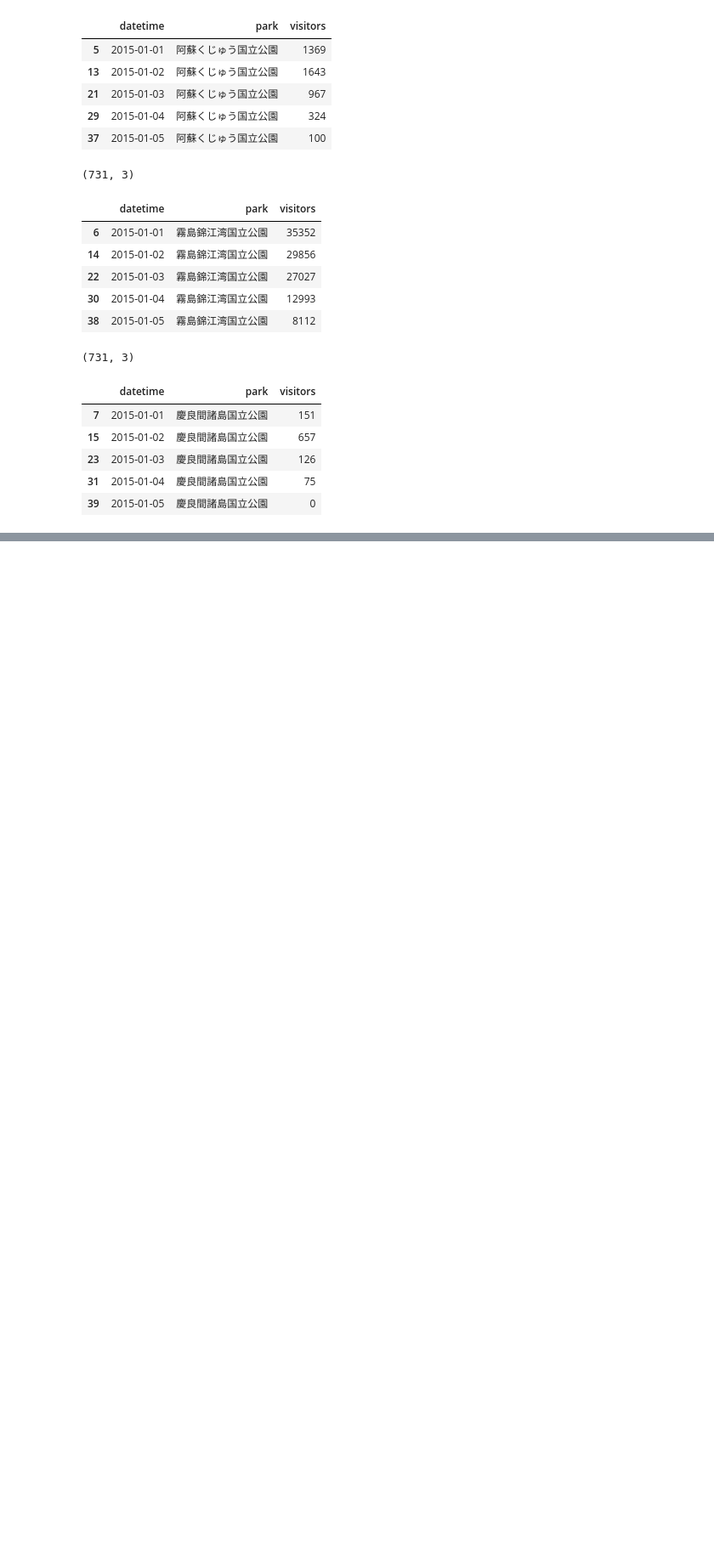
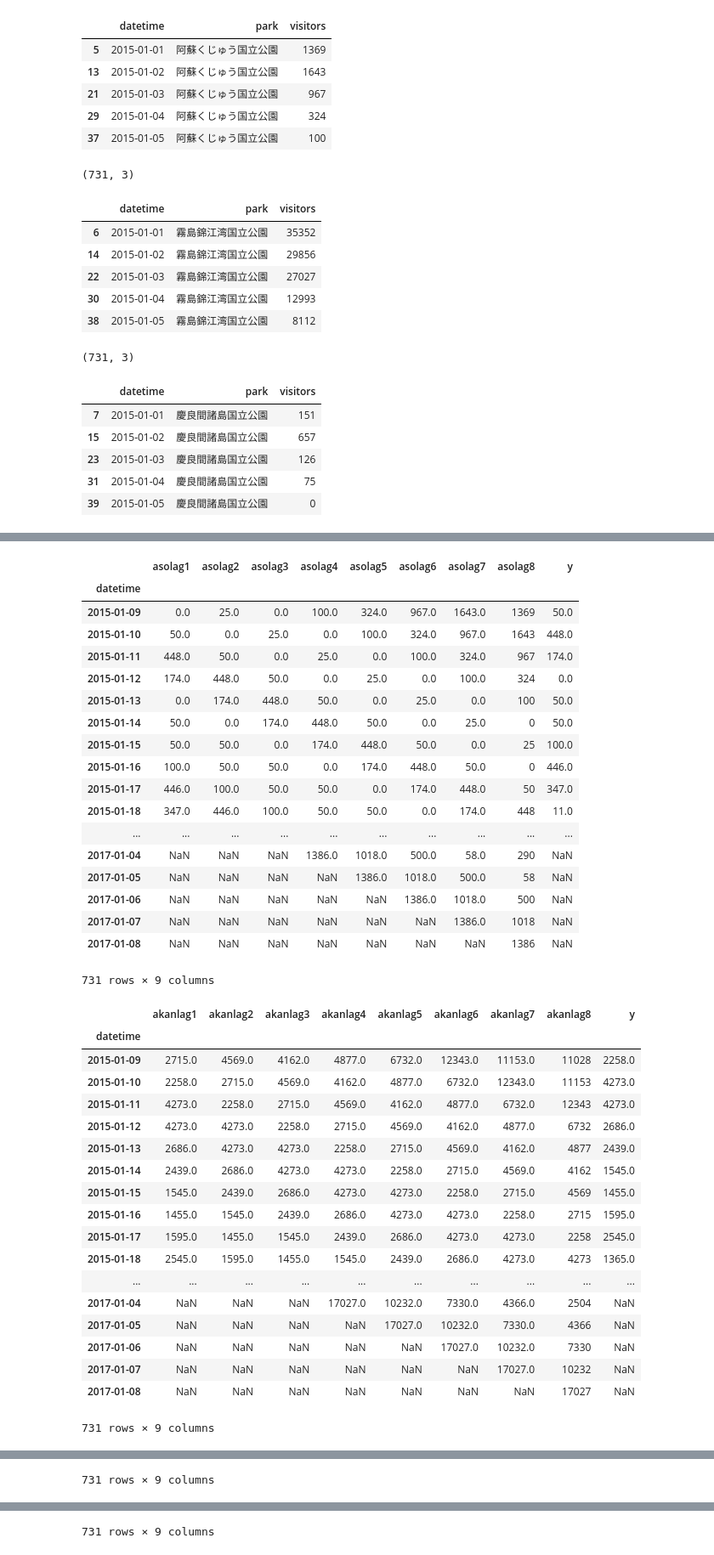
Before and after one commit to watanta/tourism, a Jupyter notebook: code/preprocess.ipynb, the cells around one changed output, grey strips where cells are left out. Shown: that part at 85% size. Saved outputs shown, nothing was run; the diff lists cells and outputs as text; code cells hidden in the pictures; blank space fills up the shorter version.

```diff
--- a/code/preprocess.ipynb
+++ b/code/preprocess.ipynb
@@ -252,0 +269,55 @@ feature
+# %%
+lag = 8
+targets = ["aso","akan","isesima","ooyama","kirisima","kerama","towada","nikko"]
+
+for target in targets:
+    data = pd.DataFrame()
+    data[target] = pd.read_csv("../data/"+target+".csv")["visitors"]
+    data.index = pd.to_datetime(pd.read_csv("../data/"+target+".csv")["datetime"])
+
+    feature = pd.DataFrame()
+    for l in list(range(1,lag+1)):
+        feature.loc[:,target + "lag"+str(l)] = data[target].shift(-(lag-l))
+    feature.loc[:,"y"] = data[target].shift(-lag)
+    feature.index = feature.index + offsets.Day(lag)
+    display(feature)
+    feature.to_csv("../data/"+target+"l"+str(lag)+".csv")
+# %% [output]
+|  | asolag1 | asolag2 | asolag3 | asolag4 | asolag5 | asolag6 | asolag7 | asolag8 | y |
+| datetime |  |  |  |  |  |  |  |  |  |
+| 2015-01-09 | 0.0 | 25.0 | 0.0 | 100.0 | 324.0 | 967.0 | 1643.0 | 1369 | 50.0 |
+| 2015-01-10 | 50.0 | 0.0 | 25.0 | 0.0 | 100.0 | 324.0 | 967.0 | 1643 | 448.0 |
+| 2015-01-11 | 448.0 | 50.0 | 0.0 | 25.0 | 0.0 | 100.0 | 324.0 | 967 | 174.0 |
+| 2015-01-12 | 174.0 | 448.0 | 50.0 | 0.0 | 25.0 | 0.0 | 100.0 | 324 | 0.0 |
+| 2015-01-13 | 0.0 | 174.0 | 448.0 | 50.0 | 0.0 | 25.0 | 0.0 | 100 | 50.0 |
+| 2015-01-14 | 50.0 | 0.0 | 174.0 | 448.0 | 50.0 | 0.0 | 25.0 | 0 | 50.0 |
+| 2015-01-15 | 50.0 | 50.0 | 0.0 | 174.0 | 448.0 | 50.0 | 0.0 | 25 | 100.0 |
+| 2015-01-16 | 100.0 | 50.0 | 50.0 | 0.0 | 174.0 | 448.0 | 50.0 | 0 | 446.0 |
+| 2015-01-17 | 446.0 | 100.0 | 50.0 | 50.0 | 0.0 | 174.0 | 448.0 | 50 | 347.0 |
+| 2015-01-18 | 347.0 | 446.0 | 100.0 | 50.0 | 50.0 | 0.0 | 174.0 | 448 | 11.0 |
+| ... | ... | ... | ... | ... | ... | ... | ... | ... | ... |
+| 2017-01-04 | NaN | NaN | NaN | 1386.0 | 1018.0 | 500.0 | 58.0 | 290 | NaN |
+| 2017-01-05 | NaN | NaN | NaN | NaN | 1386.0 | 1018.0 | 500.0 | 58 | NaN |
+| 2017-01-06 | NaN | NaN | NaN | NaN | NaN | 1386.0 | 1018.0 | 500 | NaN |
+| 2017-01-07 | NaN | NaN | NaN | NaN | NaN | NaN | 1386.0 | 1018 | NaN |
+| 2017-01-08 | NaN | NaN | NaN | NaN | NaN | NaN | NaN | 1386 | NaN |
+731 rows × 9 columns
+|  | akanlag1 | akanlag2 | akanlag3 | akanlag4 | akanlag5 | akanlag6 | akanlag7 | akanlag8 | y |
+| datetime |  |  |  |  |  |  |  |  |  |
+| 2015-01-09 | 2715.0 | 4569.0 | 4162.0 | 4877.0 | 6732.0 | 12343.0 | 11153.0 | 11028 | 2258.0 |
+| 2015-01-10 | 2258.0 | 2715.0 | 4569.0 | 4162.0 | 4877.0 | 6732.0 | 12343.0 | 11153 | 4273.0 |
+| 2015-01-11 | 4273.0 | 2258.0 | 2715.0 | 4569.0 | 4162.0 | 4877.0 | 6732.0 | 12343 | 4273.0 |
+| 2015-01-12 | 4273.0 | 4273.0 | 2258.0 | 2715.0 | 4569.0 | 4162.0 | 4877.0 | 6732 | 2686.0 |
+| 2015-01-13 | 2686.0 | 4273.0 | 4273.0 | 2258.0 | 2715.0 | 4569.0 | 4162.0 | 4877 | 2439.0 |
+| 2015-01-14 | 2439.0 | 2686.0 | 4273.0 | 4273.0 | 2258.0 | 2715.0 | 4569.0 | 4162 | 1545.0 |
+| 2015-01-15 | 1545.0 | 2439.0 | 2686.0 | 4273.0 | 4273.0 | 2258.0 | 2715.0 | 4569 | 1455.0 |
+| 2015-01-16 | 1455.0 | 1545.0 | 2439.0 | 2686.0 | 4273.0 | 4273.0 | 2258.0 | 2715 | 1595.0 |
+| 2015-01-17 | 1595.0 | 1455.0 | 1545.0 | 2439.0 | 2686.0 | 4273.0 | 4273.0 | 2258 | 2545.0 |
+| 2015-01-18 | 2545.0 | 1595.0 | 1455.0 | 1545.0 | 2439.0 | 2686.0 | 4273.0 | 4273 | 1365.0 |
+| ... | ... | ... | ... | ... | ... | ... | ... | ... | ... |
+| 2017-01-04 | NaN | NaN | NaN | 17027.0 | 10232.0 | 7330.0 | 4366.0 | 2504 | NaN |
+| 2017-01-05 | NaN | NaN | NaN | NaN | 17027.0 | 10232.0 | 7330.0 | 4366 | NaN |
+| 2017-01-06 | NaN | NaN | NaN | NaN | NaN | 17027.0 | 10232.0 | 7330 | NaN |
+| 2017-01-07 | NaN | NaN | NaN | NaN | NaN | NaN | 17027.0 | 10232 | NaN |
+| 2017-01-08 | NaN | NaN | NaN | NaN | NaN | NaN | NaN | 17027 | NaN |
+731 rows × 9 columns
@@ -252,0 +342 @@ feature
+731 rows × 9 columns
@@ -252,0 +361 @@ feature
+731 rows × 9 columns
```
Also changed, not shown: parts of 6 cells of this notebook, 1 other file.
